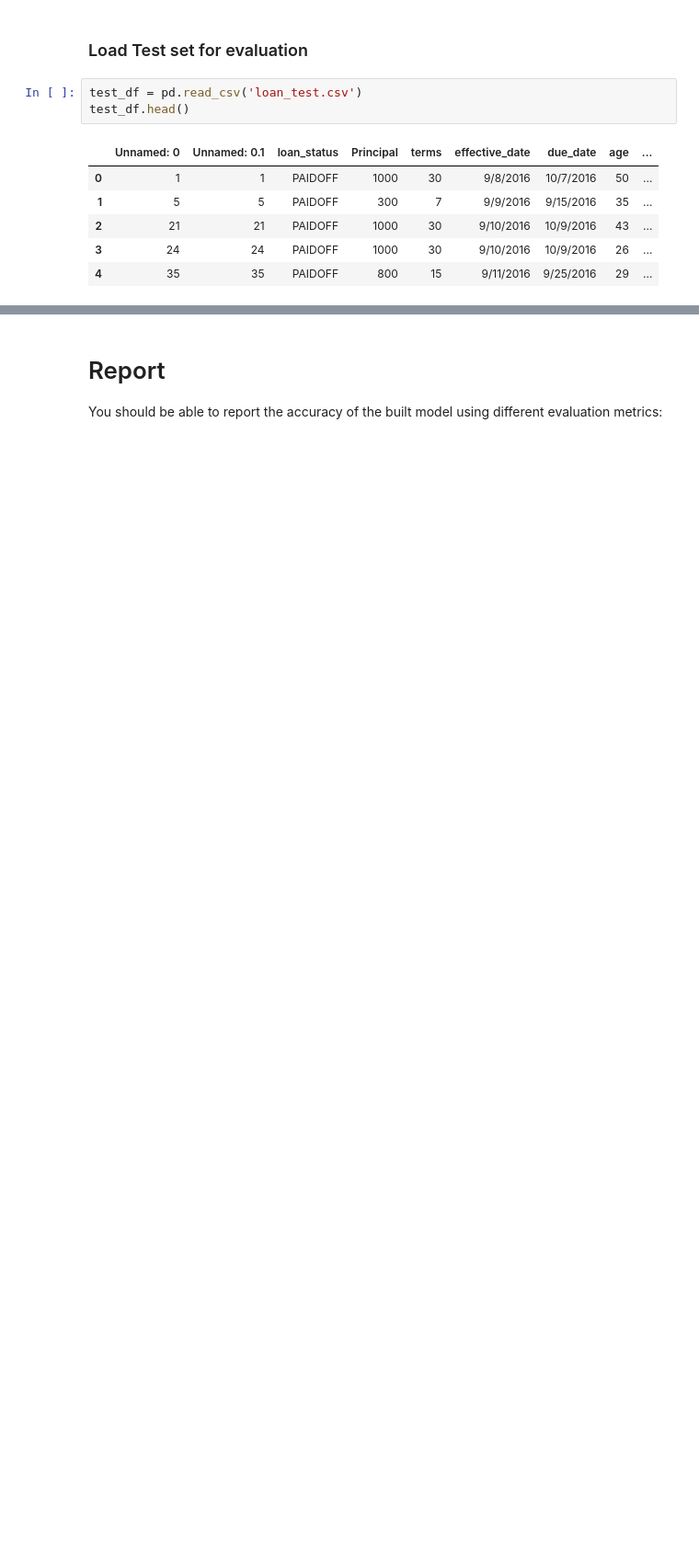
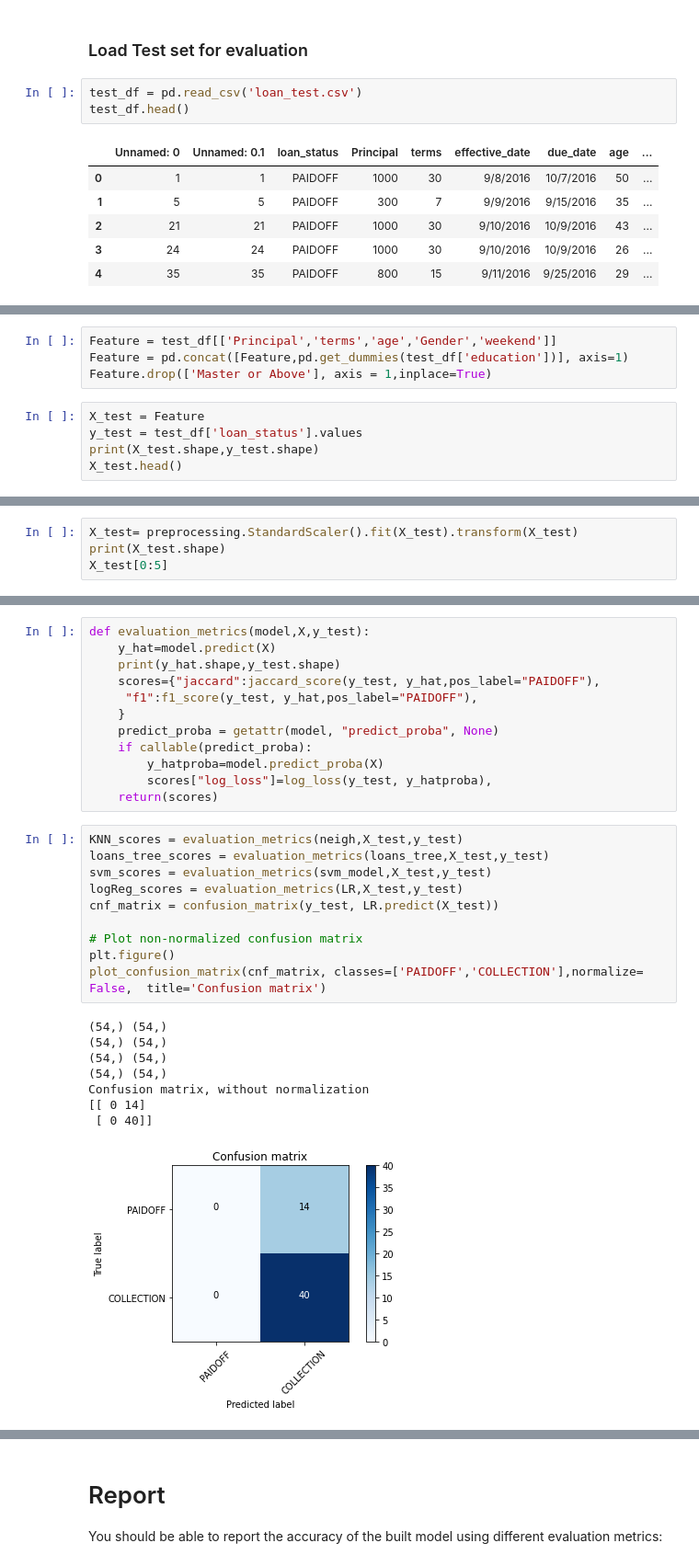
Before and after one commit to jivfur/ibm_capstone_project, a Jupyter notebook: Final_Project.ipynb, the cells around one changed output, grey strips where cells are left out. Shown: that part at 92% size. Saved outputs shown, nothing was run; the diff lists cells and outputs as text; blank space fills up the shorter version.

```diff
--- a/Final_Project.ipynb
+++ b/Final_Project.ipynb
@@ -498,0 +526,9 @@ test_df.head()
+# %%
+Feature = test_df[['Principal','terms','age','Gender','weekend']]
+Feature = pd.concat([Feature,pd.get_dummies(test_df['education'])], axis=1)
+Feature.drop(['Master or Above'], axis = 1,inplace=True)
+# %%
+X_test = Feature
+y_test = test_df['loan_status'].values
+print(X_test.shape,y_test.shape)
+X_test.head()
@@ -498,0 +543,4 @@ test_df.head()
+# %%
+X_test= preprocessing.StandardScaler().fit(X_test).transform(X_test)
+print(X_test.shape)
+X_test[0:5]
@@ -498,0 +554,31 @@ test_df.head()
+# %%
+def evaluation_metrics(model,X,y_test):
+    y_hat=model.predict(X)
+    print(y_hat.shape,y_test.shape)
+    scores={"jaccard":jaccard_score(y_test, y_hat,pos_label="PAIDOFF"),
+     "f1":f1_score(y_test, y_hat,pos_label="PAIDOFF"),
+    }
+    predict_proba = getattr(model, "predict_proba", None)
+    if callable(predict_proba):
+        y_hatproba=model.predict_proba(X)
+        scores["log_loss"]=log_loss(y_test, y_hatproba),
+    return(scores)
+# %%
+KNN_scores = evaluation_metrics(neigh,X_test,y_test)
+loans_tree_scores = evaluation_metrics(loans_tree,X_test,y_test)
+svm_scores = evaluation_metrics(svm_model,X_test,y_test)
+logReg_scores = evaluation_metrics(LR,X_test,y_test)
+cnf_matrix = confusion_matrix(y_test, LR.predict(X_test))
+
+# Plot non-normalized confusion matrix
+plt.figure()
+plot_confusion_matrix(cnf_matrix, classes=['PAIDOFF','COLLECTION'],normalize= False,  title='Confusion matrix')
+# %% [output]
+(54,) (54,)
+(54,) (54,)
+(54,) (54,)
+(54,) (54,)
+Confusion matrix, without normalization
+[[ 0 14]
+ [ 0 40]]
+[figure, added]
```
Also changed, not shown: parts of 14 cells of this notebook.
